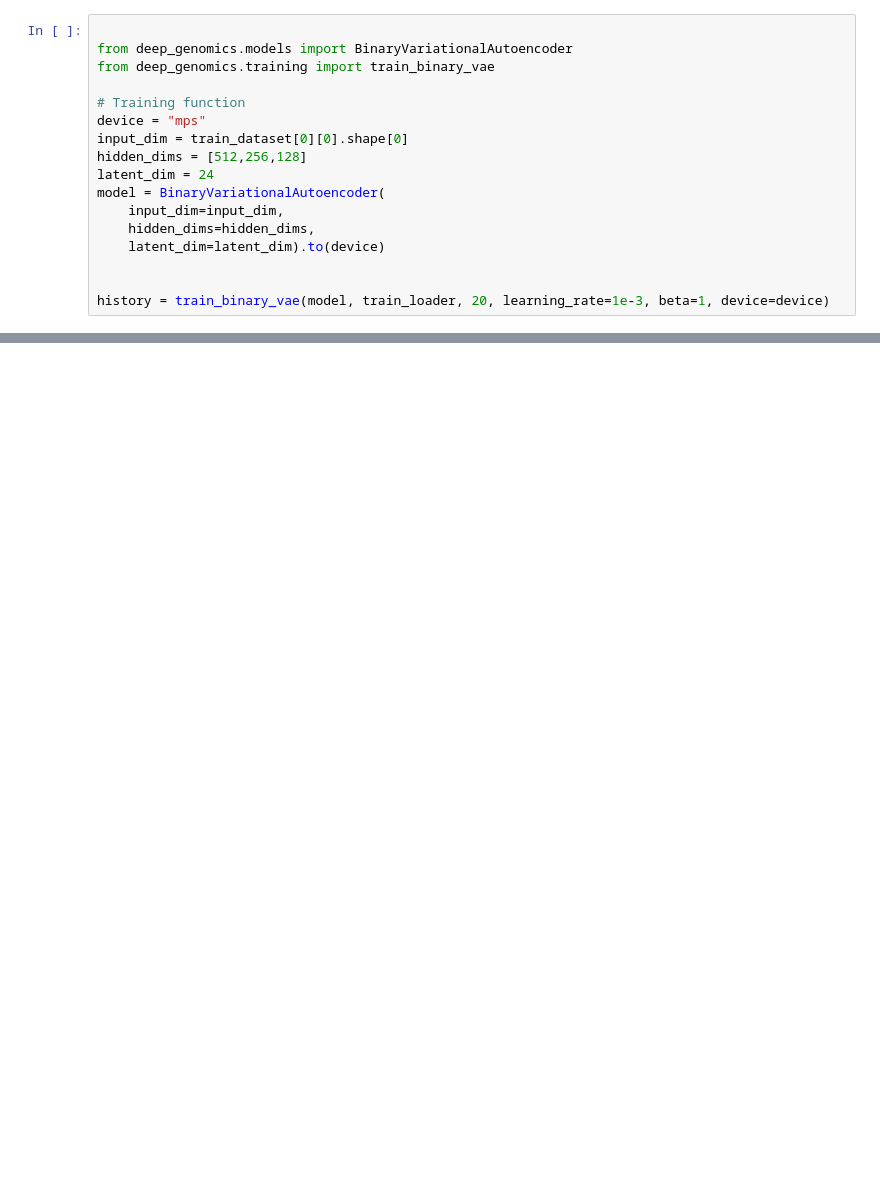
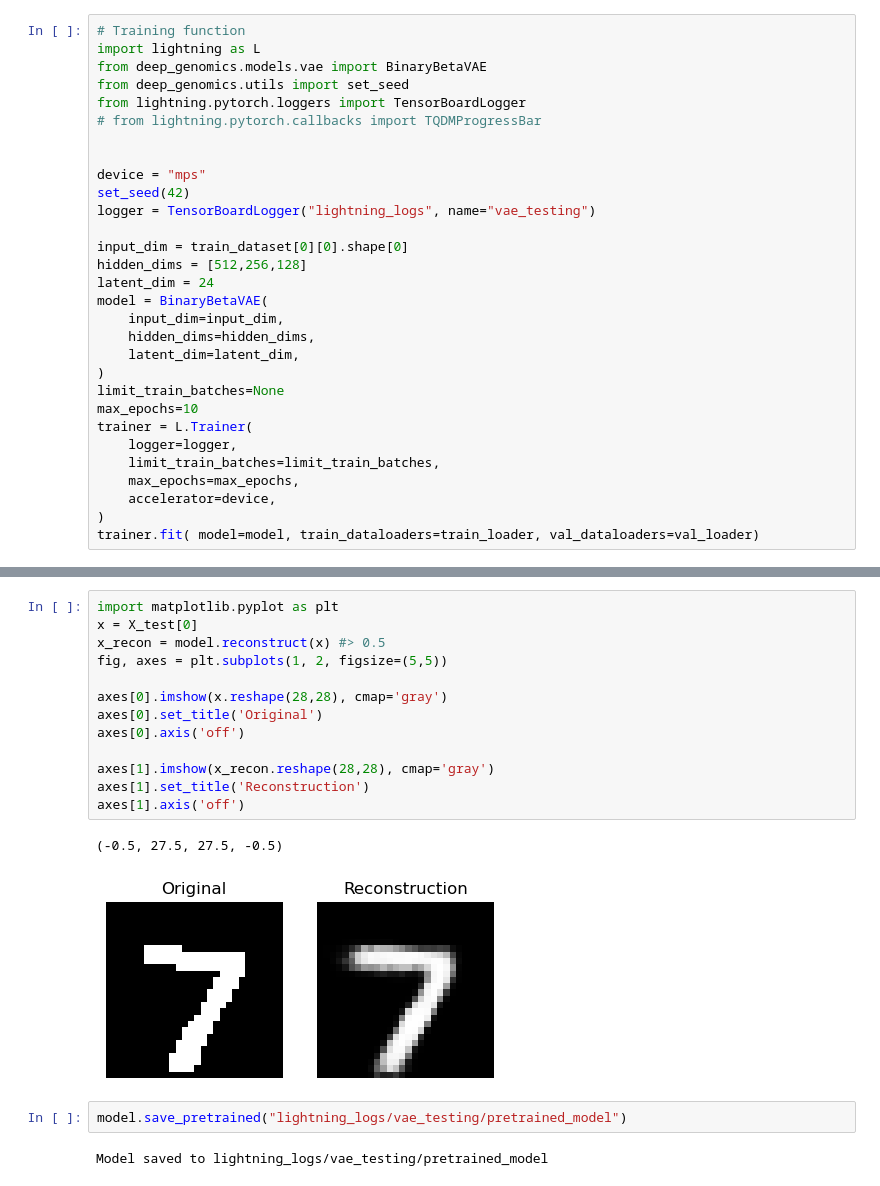
Before and after one commit to jolespin/deep-genomics, a Jupyter notebook: notebooks/toy-vae.ipynb, the cells around one changed output, grey strips where cells are left out. Drawn from its saved outputs; the diff is of its cells as text; blank space fills up the shorter version.

Commit message:
Added Lightning support and removed MLP (for now)

```diff
--- a/notebooks/toy-vae.ipynb
+++ b/notebooks/toy-vae.ipynb
@@ -39,18 +610,31 @@ Train samples: 60000, Test samples: 10000
 # %%
+# Training function
+import lightning as L
+from deep_genomics.models.vae import BinaryBetaVAE
+from deep_genomics.utils import set_seed
+from lightning.pytorch.loggers import TensorBoardLogger
+# from lightning.pytorch.callbacks import TQDMProgressBar
 
-from deep_genomics.models import BinaryVariationalAutoencoder
-from deep_genomics.training import train_binary_vae
 
-# Training function
 device = "mps"
+set_seed(42)
+logger = TensorBoardLogger("lightning_logs", name="vae_testing")
+
 input_dim = train_dataset[0][0].shape[0]
 hidden_dims = [512,256,128]
 latent_dim = 24
-model = BinaryVariationalAutoencoder(
+model = BinaryBetaVAE(
     input_dim=input_dim,
     hidden_dims=hidden_dims,
-    latent_dim=latent_dim).to(device)
-
-
-history = train_binary_vae(model, train_loader, 20, learning_rate=1e-3, beta=1, device=device)
+    latent_dim=latent_dim,
+)
+limit_train_batches=None
+max_epochs=10
+trainer = L.Trainer(
+    logger=logger,
+    limit_train_batches=limit_train_batches,
+    max_epochs=max_epochs,
+    accelerator=device,
+)
+trainer.fit( model=model, train_dataloaders=train_loader, val_dataloaders=val_loader)
 # %% [output]
@@ -76,0 +642,20 @@ history = train_binary_vae(model, train_loader, 20, learning_rate=1e-3, beta=1,
+# %%
+import matplotlib.pyplot as plt
+x = X_test[0]
+x_recon = model.reconstruct(x) #> 0.5
+fig, axes = plt.subplots(1, 2, figsize=(5,5))
+
+axes[0].imshow(x.reshape(28,28), cmap='gray')
+axes[0].set_title('Original')
+axes[0].axis('off')
+
+axes[1].imshow(x_recon.reshape(28,28), cmap='gray')
+axes[1].set_title('Reconstruction')
+axes[1].axis('off')
+# %% [output]
+(-0.5, 27.5, 27.5, -0.5)
+[figure, added]
+# %%
+model.save_pretrained("lightning_logs/vae_testing/pretrained_model")
+# %% [output]
+Model saved to lightning_logs/vae_testing/pretrained_model
```
Also changed, not shown: parts of 16 cells of this notebook, 14 other files.
